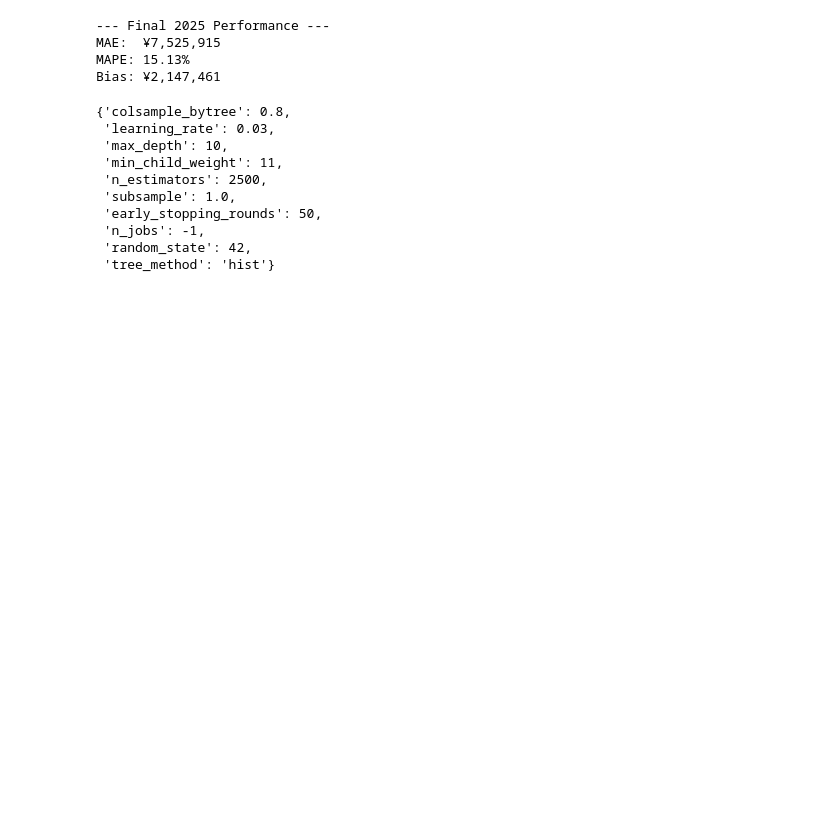
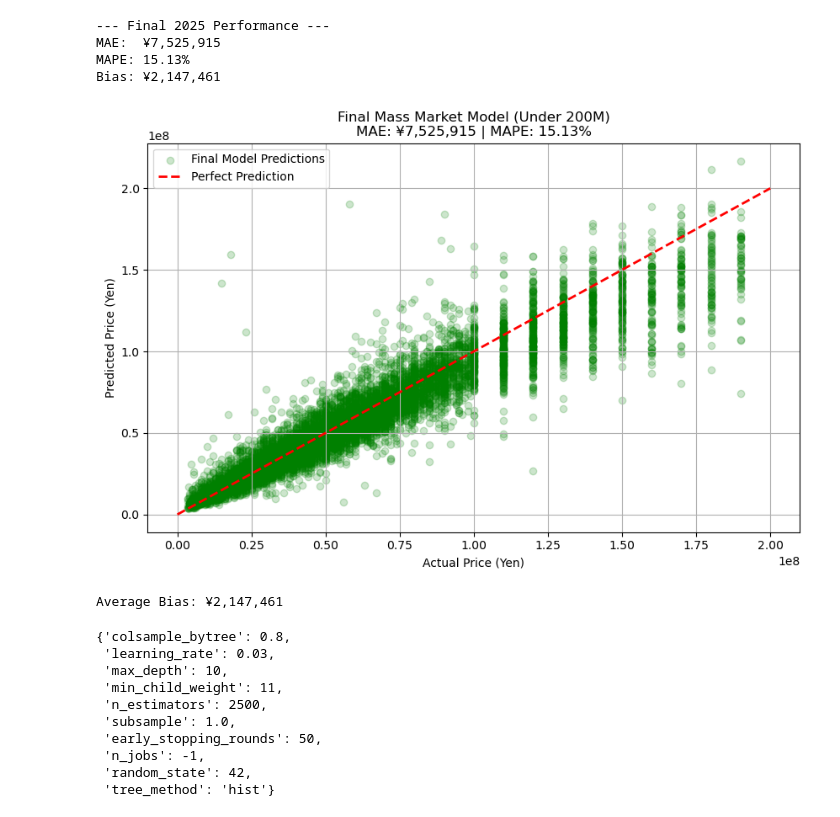
Before and after one commit to pablosumi/tokyo-real-estate-smart-advisor, a Jupyter notebook: notebooks/modeling_xgb.ipynb, the cells around one changed output. Saved outputs shown, nothing was run; the diff lists cells and outputs as text; code cells hidden in the pictures; blank space fills up the shorter version.

Commit message:
added final plot

```diff
--- a/notebooks/modeling_xgb.ipynb
+++ b/notebooks/modeling_xgb.ipynb
@@ -754,6 +754,30 @@ print(f"Bias: ¥{np.mean(residuals):,.0f}")
 MAE:  ¥7,525,915
 MAPE: 15.13%
 Bias: ¥2,147,461
+# %%
+# Plot Results
+plt.figure(figsize=(10, 6))
+
+# 1. Scatter Plot
+plt.scatter(actual_yen, preds_yen, alpha=0.2, color='green', label='Final Model Predictions')
+
+# 2. Reference Line
+plt.plot([0, 200000000], [0, 200000000], 'r--', lw=2, label='Perfect Prediction')
+
+# 3. Dynamic Title
+plt.xlabel('Actual Price (Yen)')
+plt.ylabel('Predicted Price (Yen)')
+plt.title(f'Final Mass Market Model (Under 200M)\nMAE: ¥{mae_25:,.0f} | MAPE: {mape_25:.2f}%')
+
+plt.legend()
+plt.grid(True)
+plt.show()
+
+# 4. Bias Check
+print(f"Average Bias: ¥{np.mean(residuals):,.0f}")
+# %% [output]
+[figure, added]
+Average Bias: ¥2,147,461
 # %%
 best_params
 # %% [output]
```
Also changed, not shown: parts of 1 cell of this notebook.
